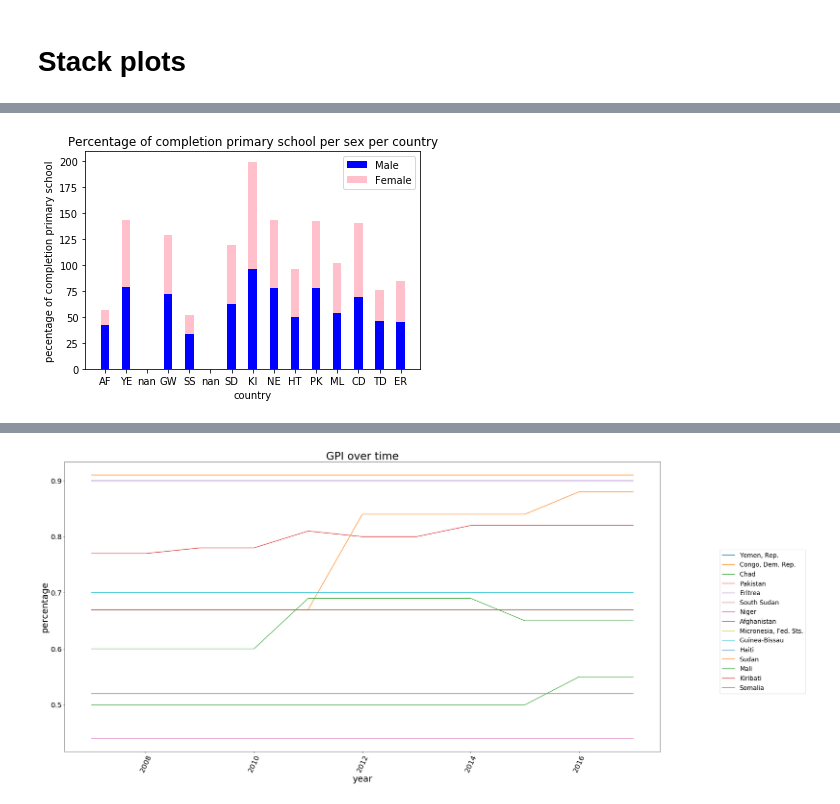
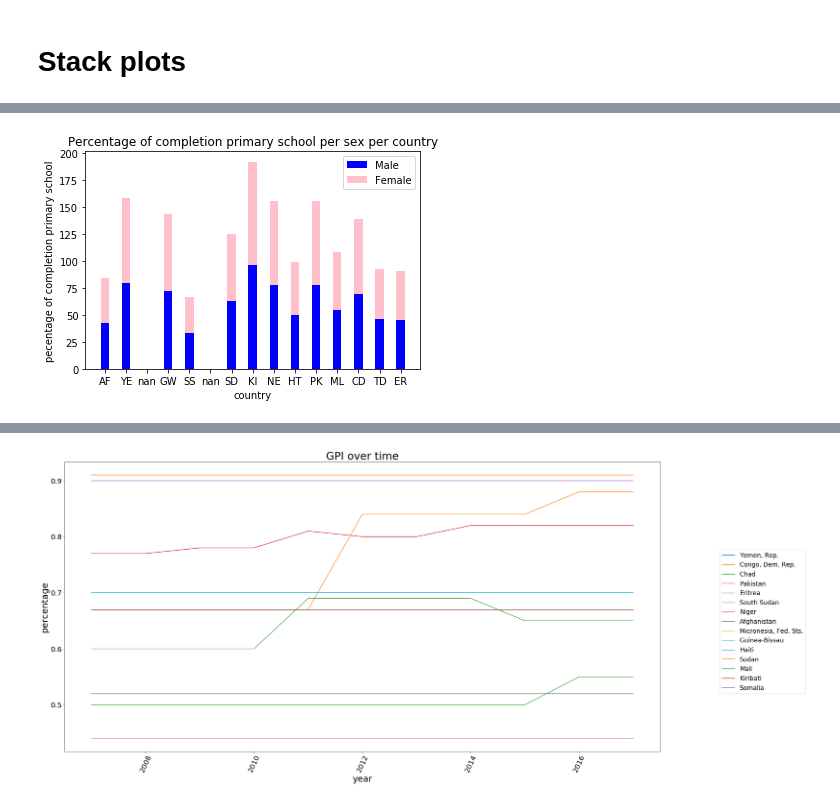
Before and after one commit to omar-d/EPA-WB-Equity, a Jupyter notebook: Deelvraag 4.ipynb, the cells around one changed output, grey strips where cells are left out. Drawn from its saved outputs; the diff is of its cells as text; code cells hidden in the pictures.

```diff
--- a/Deelvraag 4.ipynb
+++ b/Deelvraag 4.ipynb
@@ -172,28 +160,10 @@ CPF_recent['date'] = CPF_All.date.astype(str)
 # %%
 CPM15_worst15 = pd.merge( CPIA_worst15, CPM_recent, how = "left", left_on = ["country"], right_on = ["country"])
 CPF15_worst15 = pd.merge( CPIA_worst15, CPF_recent, how = 'left', left_on = ["country"], right_on = ["country"])
-# %%
-#Make arrays of needed columns
-CPM15 = CPM15_worst15.value_y.values
-CPF15 = CPF15_worst15.value_y.values
-Countries = CPM15_worst15.country_code_y.values
-
-N = len(Countries) #setting x axes
-ind = np.arange(N)
-width = 0.4        #width of the bars
-
-p1 = plt.bar(ind, CPM15, width, label = 'Male', color='blue')
-p2 = plt.bar(ind, CPF15, width, bottom=CPM15, label = 'Female', color='pink')
-
-plt.xticks(ind, Countries) #naming the bars
-plt.ylabel ('pecentage of completion primary school')
-plt.xlabel ('country')
-plt.title ('Percentage of completion primary school per sex per country')
-
-plt.legend()
-plt.show()
-# %% [output]
-[figure, removed]
+# %%
+makeStackedBarPlot (CPM15_worst15, CPM15_worst15,"Percentage of completion primary school per sex per country", 'country', 'pecentage of completion primary school')
+# %% [output]
+[figure, added]
 # %%
 LRM_All = Literacy_Rate_Male.loc[(Literacy_Rate_Male["value"] >= 0)]
 LRF_All = Literacy_Rate_Female.loc[(Literacy_Rate_Female['value'] >=0)]
```
Also changed, not shown: parts of 6 cells of this notebook.
